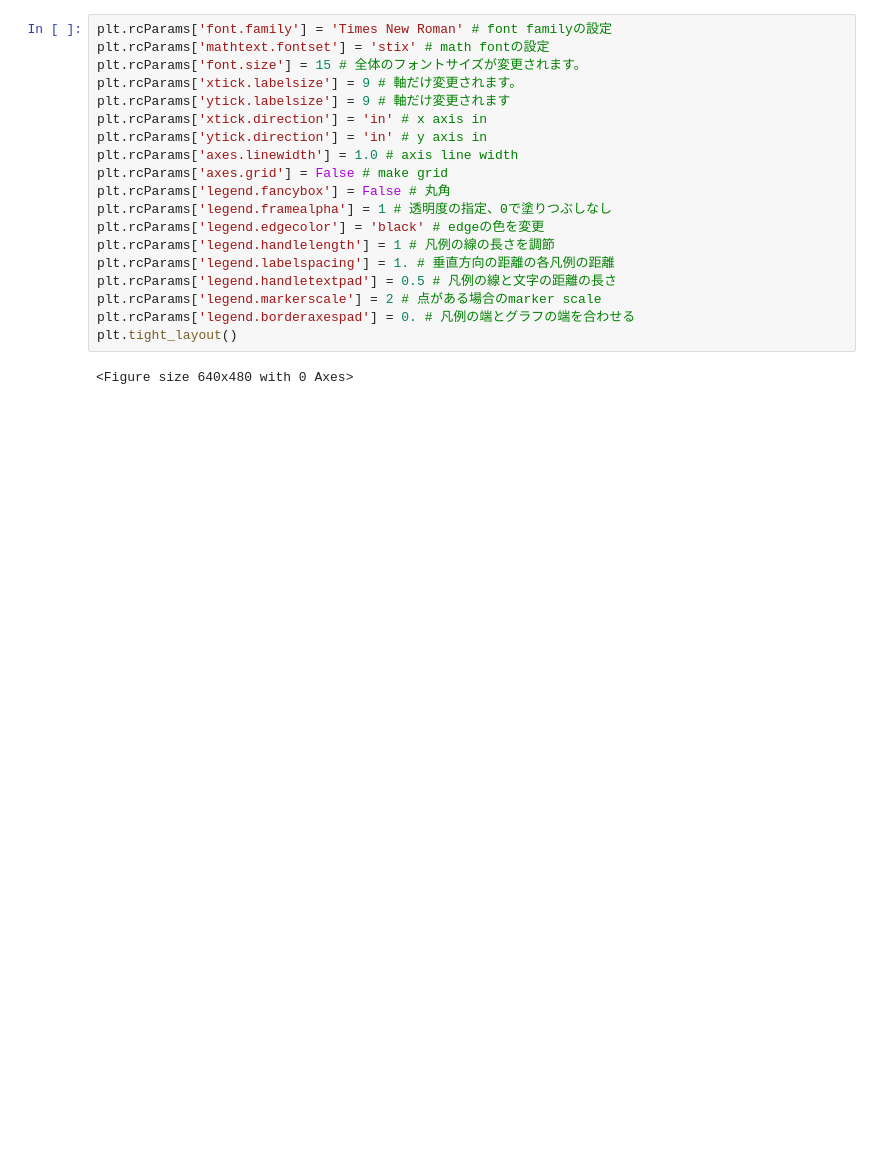
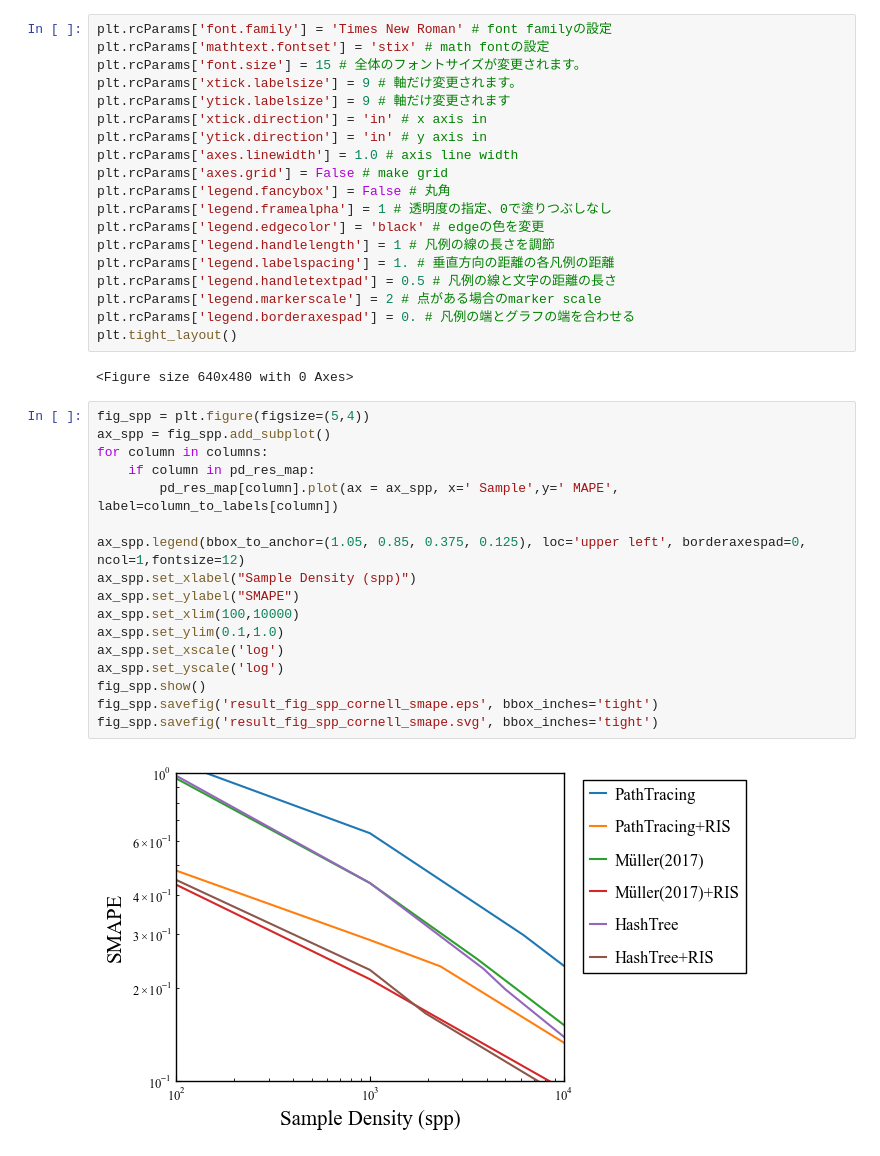
Before and after one commit to sugita-shumpei/RTLib, a Jupyter notebook: Result/Fix/Scene1/Depth=4/Analyze.ipynb, the cells around one changed output. Cells and saved outputs as stored; diff of their text form; blank space fills up the shorter version.

```diff
--- a/Result/Fix/Scene1/Depth=4/Analyze.ipynb
+++ b/Result/Fix/Scene1/Depth=4/Analyze.ipynb
@@ -52,6 +77,25 @@ plt.rcParams['legend.borderaxespad'] = 0. # 凡例の端とグラフの端を合
 plt.tight_layout()
 # %% [output]
 <Figure size 640x480 with 0 Axes>
+# %%
+fig_spp = plt.figure(figsize=(5,4))
+ax_spp = fig_spp.add_subplot()
+for column in columns:
+    if column in pd_res_map:
+        pd_res_map[column].plot(ax = ax_spp, x=' Sample',y=' MAPE', label=column_to_labels[column])
+
+ax_spp.legend(bbox_to_anchor=(1.05, 0.85, 0.375, 0.125), loc='upper left', borderaxespad=0, ncol=1,fontsize=12)
+ax_spp.set_xlabel("Sample Density (spp)")
+ax_spp.set_ylabel("SMAPE")
+ax_spp.set_xlim(100,10000)
+ax_spp.set_ylim(0.1,1.0)
+ax_spp.set_xscale('log')
+ax_spp.set_yscale('log')
+fig_spp.show()
+fig_spp.savefig('result_fig_spp_cornell_smape.eps', bbox_inches='tight')
+fig_spp.savefig('result_fig_spp_cornell_smape.svg', bbox_inches='tight')
+# %% [output]
+[figure, added]
 # %%
 fig_spp = plt.figure(figsize=(5,4))
 ax_spp = fig_spp.add_subplot()
```
Also changed, not shown: parts of 10 cells of this notebook, 4 other files.
